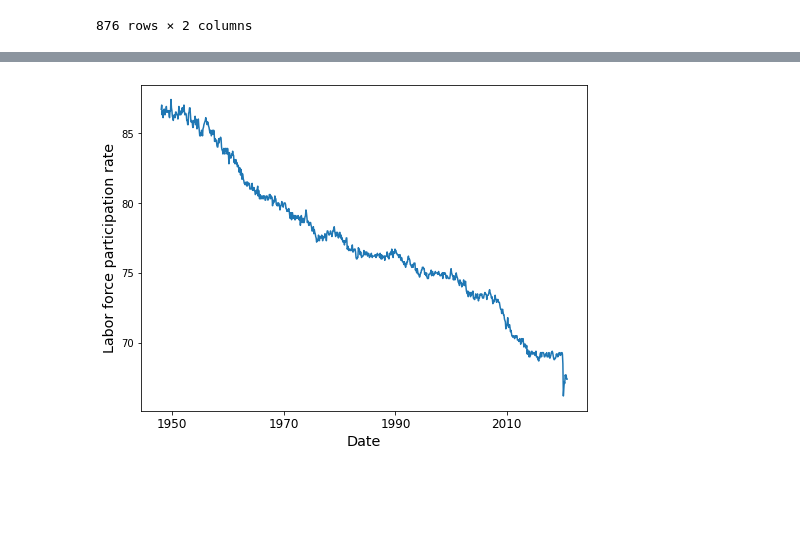
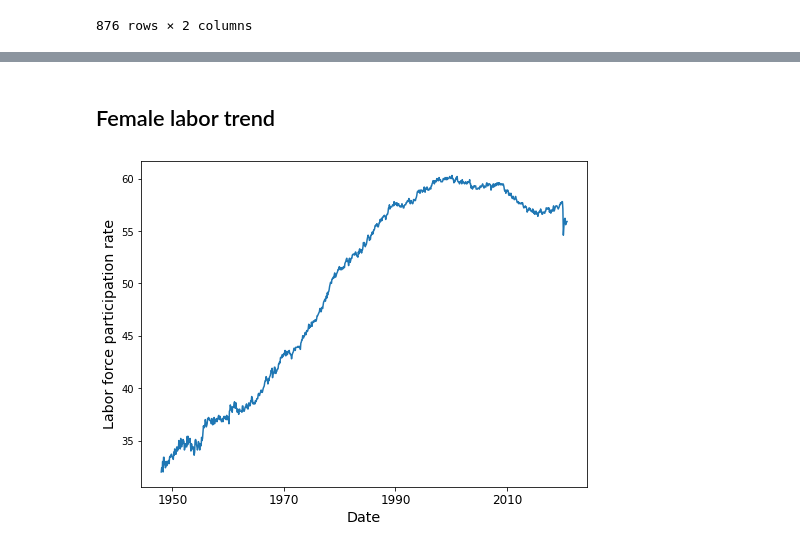
Before and after one commit to shihanxie/Econ475, a Jupyter notebook: 2.Modeling&ForecastingTrend.ipynb, the cells around one changed output, grey strips where cells are left out. Cells and saved outputs as stored; diff of their text form; code cells hidden in the pictures; blank space fills up the shorter version.

````diff
--- a/2.Modeling&ForecastingTrend.ipynb
+++ b/2.Modeling&ForecastingTrend.ipynb
@@ -157,6 +139,6 @@ fig.savefig(data_folder+'VIX.pdf', dpi = 300)
 Data source ```laborforce.csv```
 # %%
-labor = pd.read_csv('./data/laborforce.csv', index_col = 'DATE', skipinitialspace=True)
+labor = pd.read_csv('https://raw.githubusercontent.com/shihanxie/Econ475/main/data/laborforce.csv', index_col = 'DATE', skipinitialspace=True)
 labor
 # %% [output]
 |  | LNS11300002 | LNS11300001 |
@@ -176,14 +231,14 @@ labor
+# %% [markdown]
+## Female labor trend
 # %%
+ydata = labor['LNS11300002']
+
 fig = plt.figure(figsize = (8, 6))
 ax = fig.gca()
-# ax.plot(labor['LNS11300002'], label='female')
-ax.plot(labor['LNS11300001'], label='male')
+ax.plot(ydata, label='female');
 ax.set_xticks(['1950-01-01','1970-01-01', '1990-02-01', '2010-02-01'])
 ax.set_xticklabels(['1950', '1970', '1990', '2010'], fontsize='large')
-ax.set_xlabel('Date', fontsize='x-large')
-ax.set_ylabel('Labor force participation rate', fontsize='x-large')
-# ax.legend(loc='best', fontsize = 'large')
-# ax.set_ylim((0, 100))
-fig.savefig(data_folder+'labor_male.pdf', dpi = 300)
+ax.set_xlabel('Date', fontsize='x-large');
+ax.set_ylabel('Labor force participation rate', fontsize='x-large');
 # %% [output]
-[figure, old version]
+[figure, new version]
````
Also changed, not shown: parts of 24 cells of this notebook.
